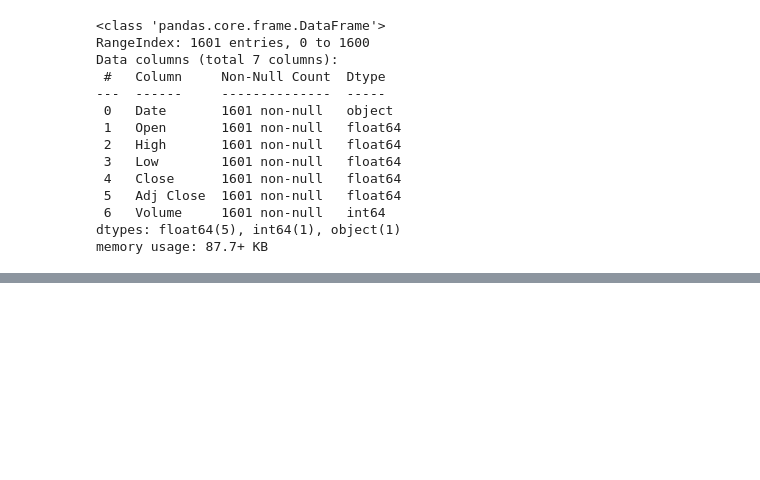
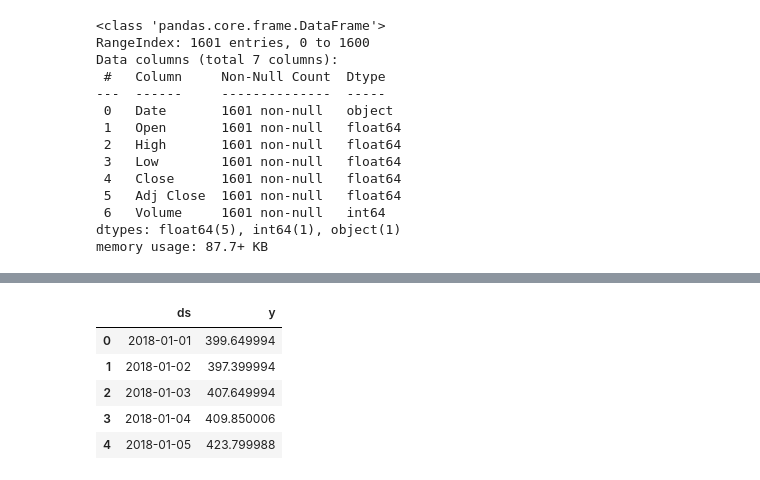
Before and after one commit to KOWSALYAAARU/test_app, a Jupyter notebook: time_series_forecasting_casestudy_1.ipynb, the cells around one changed output, grey strips where cells are left out. Cells and saved outputs as stored; diff of their text form; code cells hidden in the pictures; blank space fills up the shorter version.

```diff
--- a/time_series_forecasting_casestudy_1.ipynb
+++ b/time_series_forecasting_casestudy_1.ipynb
@@ -682,0 +736,11 @@ memory usage: 87.7+ KB
+# %%
+## important step is to convert columns names to given set of names in prophet research paper:
+df_prophet = dataset.rename(columns = {'Date':'ds','Close':'y'}) ## changing these columns to any other name will throw an error(try it)
+df_prophet.head()
+# %% [output]
+|  | ds | y |
+| 0 | 2018-01-01 | 399.649994 |
+| 1 | 2018-01-02 | 397.399994 |
+| 2 | 2018-01-03 | 407.649994 |
+| 3 | 2018-01-04 | 409.850006 |
+| 4 | 2018-01-05 | 423.799988 |
```
Also changed, not shown: parts of 7 cells of this notebook.
